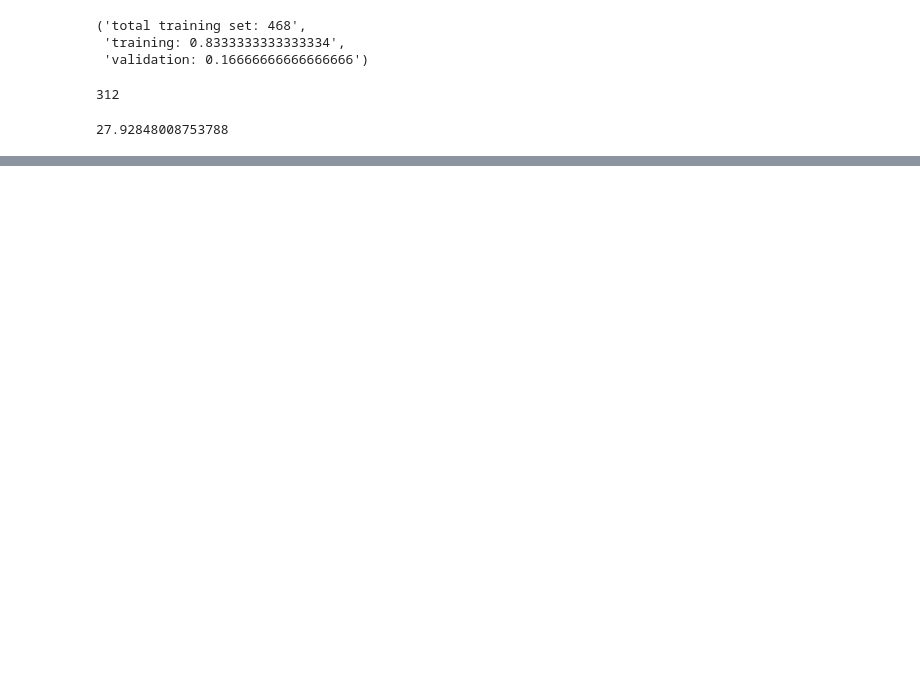
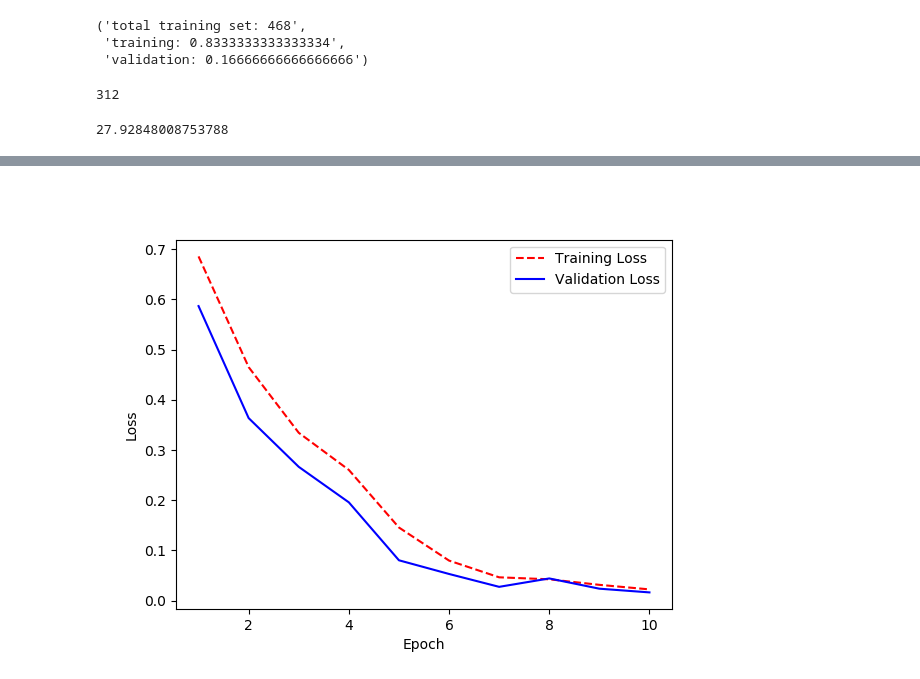
Before and after one commit to kachiem/contrastive-predictive-coding, a Jupyter notebook: notebooks/1.0_kc_cpc_utils.ipynb, the cells around one changed output, grey strips where cells are left out. Saved outputs shown, nothing was run; the diff lists cells and outputs as text; code cells hidden in the pictures; blank space fills up the shorter version.

```diff
--- a/notebooks/1.0_kc_cpc_utils.ipynb
+++ b/notebooks/1.0_kc_cpc_utils.ipynb
@@ -695,5 +854,7 @@ ________________________________________________________________________________
 AttributeError: 'SortedNumberGenerator' object has no attribute 'shape'
 # %%
 # display loss
-from IPython.display import Image
-Image(filename="/home/AD/kachiem/github/contrastive-predictive-coding/models/64x64/loss/")
+import IPython
+IPython.display.Image(filename="/home/AD/kachiem/github/contrastive-predictive-coding/models/64x64/loss/Nov-15-2019_0331.png")
+# %% [output]
+[figure, added]
```
Also changed, not shown: parts of 15 cells of this notebook, 1 other file.
